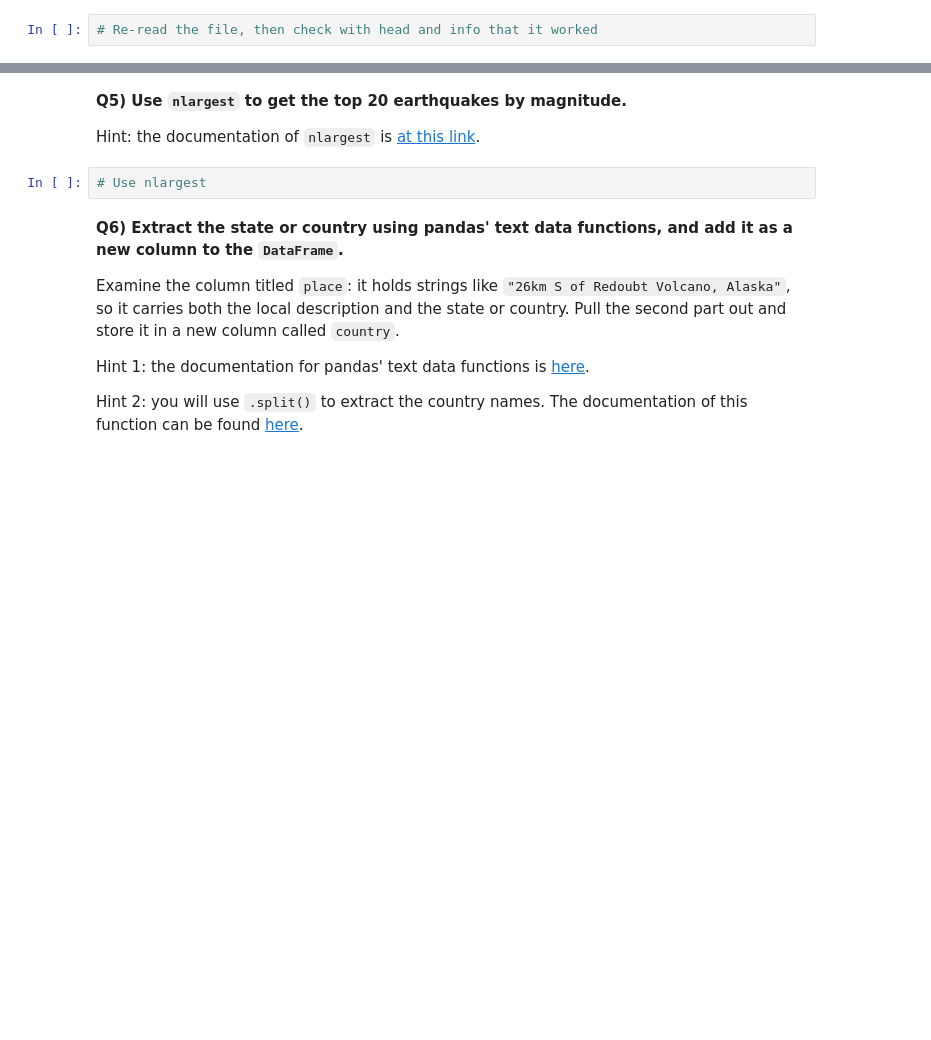
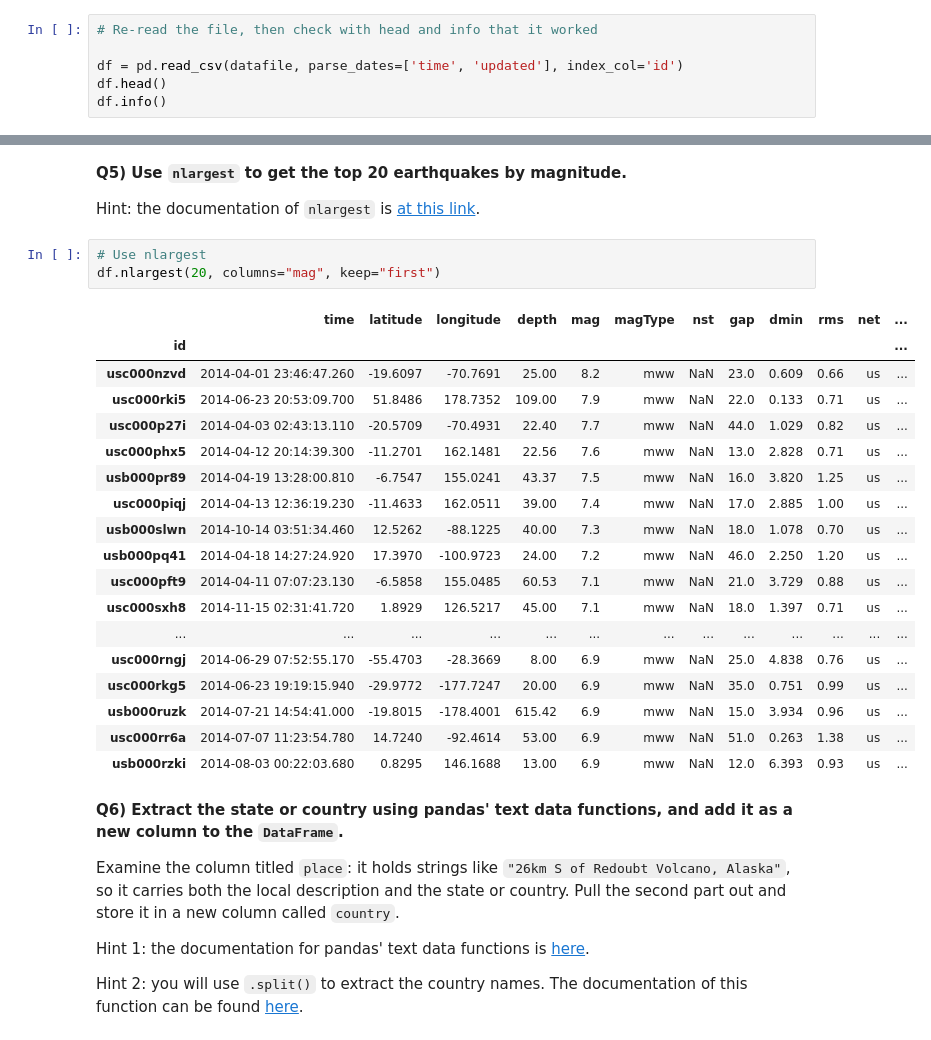
Before and after one commit to emmagiometti/A2026_Intro_Python, a Jupyter notebook: 1_5_env_exercise_pandas.ipynb, the cells around one changed output, grey strips where cells are left out. Drawn from its saved outputs; the diff is of its cells as text; blank space fills up the shorter version.

```diff
--- a/1_5_env_exercise_pandas.ipynb
+++ b/1_5_env_exercise_pandas.ipynb
@@ -96,3 +123,7 @@ Check with `.head()` and `.info()` that it worked: `time` and `updated` should n
 Hint: the documentation for `read_csv` is [here](https://pandas.pydata.org/pandas-docs/stable/reference/api/pandas.read_csv.html?highlight=read_csv).
 # %%
 # Re-read the file, then check with head and info that it worked
+
+df = pd.read_csv(datafile, parse_dates=['time', 'updated'], index_col='id')
+df.head()
+df.info()
@@ -108,6 +168,26 @@ Hint: the documentation of `describe` is [at this link](https://pandas.pydata.or
 Hint: the documentation of `nlargest` is [at this link](https://pandas.pydata.org/docs/reference/api/pandas.DataFrame.nlargest.html).
 # %%
 # Use nlargest
+df.nlargest(20, columns="mag", keep="first")
+# %% [output]
+|  | time | latitude | longitude | depth | mag | magType | nst | gap | dmin | rms | net | ... |
+| id |  |  |  |  |  |  |  |  |  |  |  | ... |
+| usc000nzvd | 2014-04-01 23:46:47.260 | -19.6097 | -70.7691 | 25.00 | 8.2 | mww | NaN | 23.0 | 0.609 | 0.66 | us | ... |
+| usc000rki5 | 2014-06-23 20:53:09.700 | 51.8486 | 178.7352 | 109.00 | 7.9 | mww | NaN | 22.0 | 0.133 | 0.71 | us | ... |
+| usc000p27i | 2014-04-03 02:43:13.110 | -20.5709 | -70.4931 | 22.40 | 7.7 | mww | NaN | 44.0 | 1.029 | 0.82 | us | ... |
+| usc000phx5 | 2014-04-12 20:14:39.300 | -11.2701 | 162.1481 | 22.56 | 7.6 | mww | NaN | 13.0 | 2.828 | 0.71 | us | ... |
+| usb000pr89 | 2014-04-19 13:28:00.810 | -6.7547 | 155.0241 | 43.37 | 7.5 | mww | NaN | 16.0 | 3.820 | 1.25 | us | ... |
+| usc000piqj | 2014-04-13 12:36:19.230 | -11.4633 | 162.0511 | 39.00 | 7.4 | mww | NaN | 17.0 | 2.885 | 1.00 | us | ... |
+| usb000slwn | 2014-10-14 03:51:34.460 | 12.5262 | -88.1225 | 40.00 | 7.3 | mww | NaN | 18.0 | 1.078 | 0.70 | us | ... |
+| usb000pq41 | 2014-04-18 14:27:24.920 | 17.3970 | -100.9723 | 24.00 | 7.2 | mww | NaN | 46.0 | 2.250 | 1.20 | us | ... |
+| usc000pft9 | 2014-04-11 07:07:23.130 | -6.5858 | 155.0485 | 60.53 | 7.1 | mww | NaN | 21.0 | 3.729 | 0.88 | us | ... |
+| usc000sxh8 | 2014-11-15 02:31:41.720 | 1.8929 | 126.5217 | 45.00 | 7.1 | mww | NaN | 18.0 | 1.397 | 0.71 | us | ... |
+| ... | ... | ... | ... | ... | ... | ... | ... | ... | ... | ... | ... | ... |
+| usc000rngj | 2014-06-29 07:52:55.170 | -55.4703 | -28.3669 | 8.00 | 6.9 | mww | NaN | 25.0 | 4.838 | 0.76 | us | ... |
+| usc000rkg5 | 2014-06-23 19:19:15.940 | -29.9772 | -177.7247 | 20.00 | 6.9 | mww | NaN | 35.0 | 0.751 | 0.99 | us | ... |
+| usb000ruzk | 2014-07-21 14:54:41.000 | -19.8015 | -178.4001 | 615.42 | 6.9 | mww | NaN | 15.0 | 3.934 | 0.96 | us | ... |
+| usc000rr6a | 2014-07-07 11:23:54.780 | 14.7240 | -92.4614 | 53.00 | 6.9 | mww | NaN | 51.0 | 0.263 | 1.38 | us | ... |
+| usb000rzki | 2014-08-03 00:22:03.680 | 0.8295 | 146.1688 | 13.00 | 6.9 | mww | NaN | 12.0 | 6.393 | 0.93 | us | ... |
 # %% [markdown]
 **Q6) Extract the state or country using pandas' text data functions, and add it as a new column to the `DataFrame`.**
 
```
Also changed, not shown: parts of 9 cells of this notebook.
